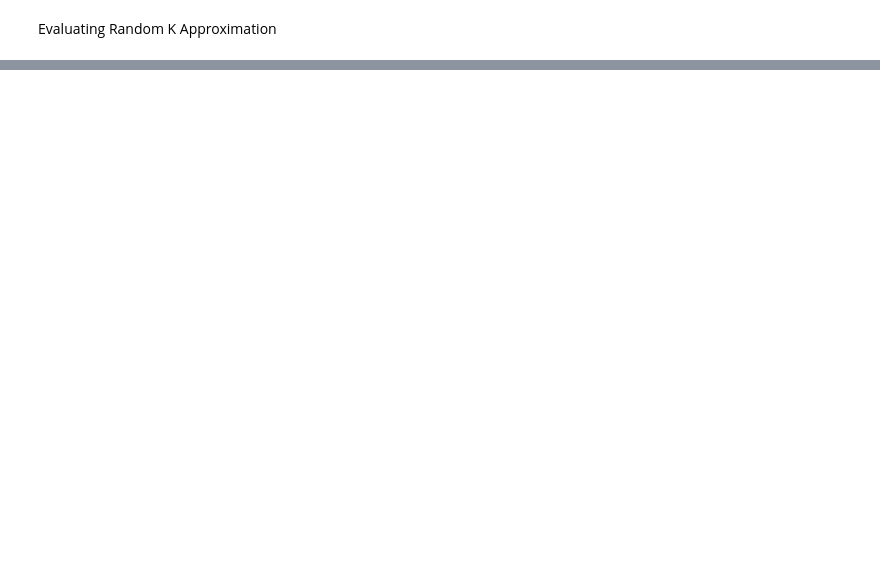
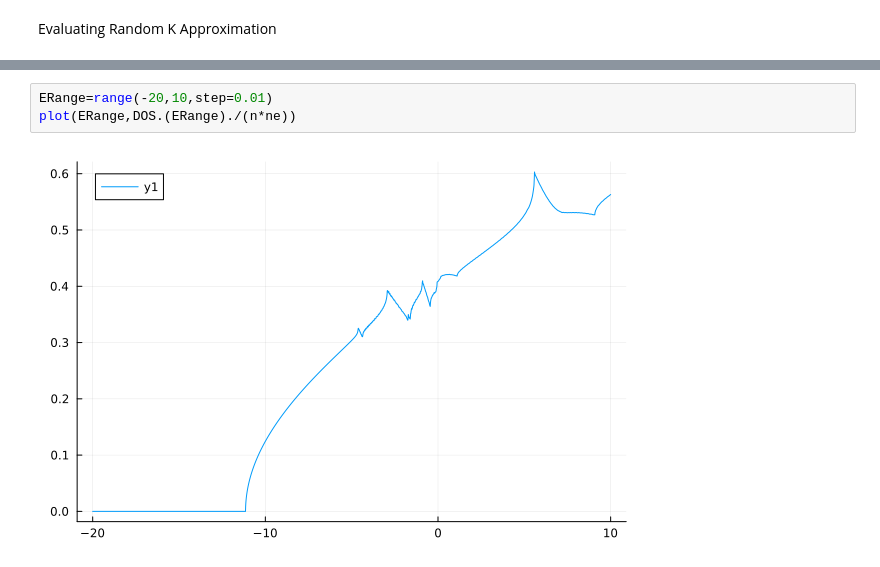
Before and after one commit to maurergroup/LightMatter.jl, a Jupyter notebook: RelaxationTime.ipynb, the cells around one changed output, grey strips where cells are left out. Drawn from its saved outputs; the diff is of its cells as text; blank space fills up the shorter version.

```diff
--- a/RelaxationTime.ipynb
+++ b/RelaxationTime.ipynb
@@ -96,0 +193,5 @@ plot(egrid[650:end],[current,FLT,SimpleK],label=["Current" "FLT" "Simple K"])
+# %%
+ERange=range(-20,10,step=0.01)
+plot(ERange,DOS.(ERange)./(n*ne))
+# %% [output]
+[figure, added]
```
Also changed, not shown: parts of 9 cells of this notebook, 7 other files.
